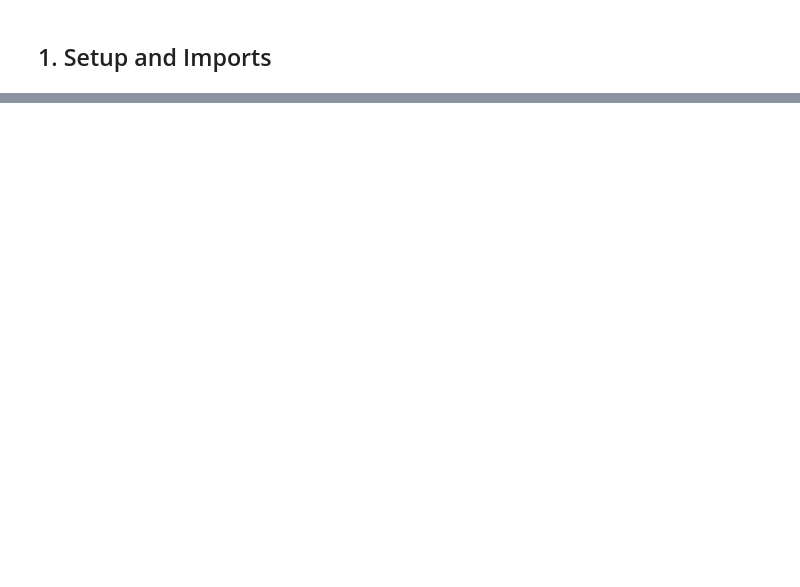
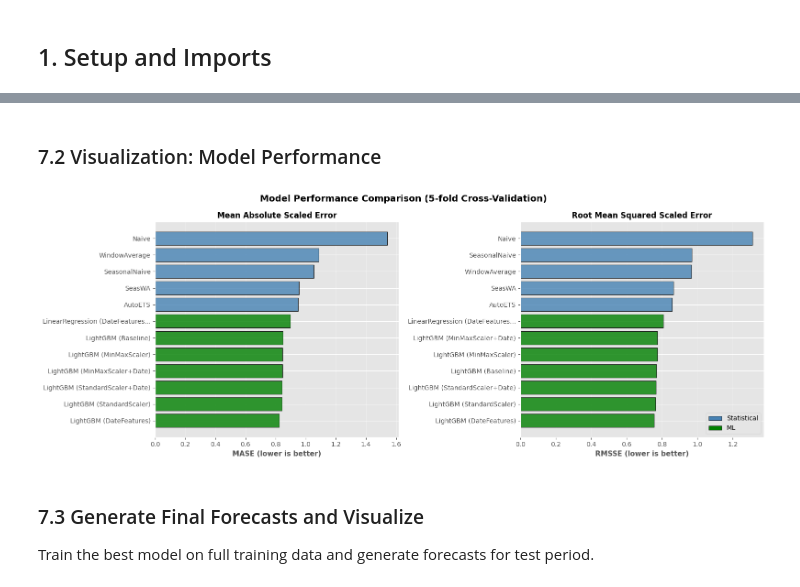
Before and after one commit to FilTheo/Cloud-for-AI, a Jupyter notebook: workshop_ml_2025/practical/end_to_end.ipynb, the cells around one changed output, grey strips where cells are left out. Drawn from its saved outputs; the diff is of its cells as text; code cells hidden in the pictures; blank space fills up the shorter version.

```diff
--- a/workshop_ml_2025/practical/end_to_end.ipynb
+++ b/workshop_ml_2025/practical/end_to_end.ipynb
@@ -518,19 +16,0 @@ Let's calculate MASE and RMSSE for all models trained so far.
-# %%
-# Evaluate simple models
-print("Evaluating simple baseline models...\n")
-
-results_simple = {}
-model_names_simple = ['Naive', 'SeasonalNaive', 'WindowAverage', 'SeasWA']
-
-for model_name in model_names_simple:
-    metrics = evaluate_model_cv(forecasts_simple, df_test_sf, df_train_sf, model_name)
-    results_simple[model_name] = metrics
-    print(f"{model_name:20s} - MASE: {metrics['mase']:.4f}, RMSSE: {metrics['rmsse']:.4f}")
-
-# Evaluate AutoETS
-print("\nEvaluating AutoETS...\n")
-metrics_ets = evaluate_model_cv(forecasts_ets, df_test_sf, df_train_sf, 'AutoETS')
-results_simple['AutoETS'] = metrics_ets
-print(f"AutoETS              - MASE: {metrics_ets['mase']:.4f}, RMSSE: {metrics_ets['rmsse']:.4f}")
-
-print("\n✅ All statistical models evaluated!")
@@ -1183,0 +762,57 @@ print("="*80)
+# %% [markdown]
+### 7.2 Visualization: Model Performance
+# %%
+# Create side-by-side bar charts
+fig, axes = plt.subplots(1, 2, figsize=(16, 6))
+
+# Sort by MASE for visualization
+comparison_sorted = comparison_df.sort_values('MASE')
+
+# Truncate model names for better display
+comparison_sorted['Model_short'] = comparison_sorted['Model'].apply(
+    lambda x: x[:30] + '...' if len(x) > 30 else x
+)
+
+# Color by type
+colors = ['steelblue' if t == 'Statistical' else 'green'
+          for t in comparison_sorted['Type']]
+
+# MASE
+axes[0].barh(comparison_sorted['Model_short'], comparison_sorted['MASE'],
+             color=colors, alpha=0.8, edgecolor='black', linewidth=0.8)
+axes[0].set_xlabel('MASE (lower is better)', fontsize=11, fontweight='bold')
+axes[0].set_title('Mean Absolute Scaled Error', fontsize=12, fontweight='bold')
+axes[0].grid(True, alpha=0.3, axis='x')
+
+# RMSSE
+comparison_sorted_rmsse = comparison_df.sort_values('RMSSE')
+comparison_sorted_rmsse['Model_short'] = comparison_sorted_rmsse['Model'].apply(
+    lambda x: x[:30] + '...' if len(x) > 30 else x
+)
+colors_rmsse = ['steelblue' if t == 'Statistical' else 'green'
+                for t in comparison_sorted_rmsse['Type']]
+
+axes[1].barh(comparison_sorted_rmsse['Model_short'], comparison_sorted_rmsse['RMSSE'],
+             color=colors_rmsse, alpha=0.8, edgecolor='black', linewidth=0.8)
+axes[1].set_xlabel('RMSSE (lower is better)', fontsize=11, fontweight='bold')
+axes[1].set_title('Root Mean Squared Scaled Error', fontsize=12, fontweight='bold')
+axes[1].grid(True, alpha=0.3, axis='x')
+
+# Add legend
+from matplotlib.patches import Patch
+legend_elements = [
+    Patch(facecolor='steelblue', edgecolor='black', label='Statistical'),
+    Patch(facecolor='green', edgecolor='black', label='ML')
+]
+axes[1].legend(handles=legend_elements, loc='lower right', fontsize=10)
+
+plt.suptitle('Model Performance Comparison (5-fold Cross-Validation)',
+             fontsize=14, fontweight='bold', y=0.98)
+plt.tight_layout()
+plt.show()
+# %% [output]
+[figure, added]
+# %% [markdown]
+### 7.3 Generate Final Forecasts and Visualize
+
+Train the best model on full training data and generate forecasts for test period.
```
Also changed, not shown: parts of 75 cells of this notebook.
